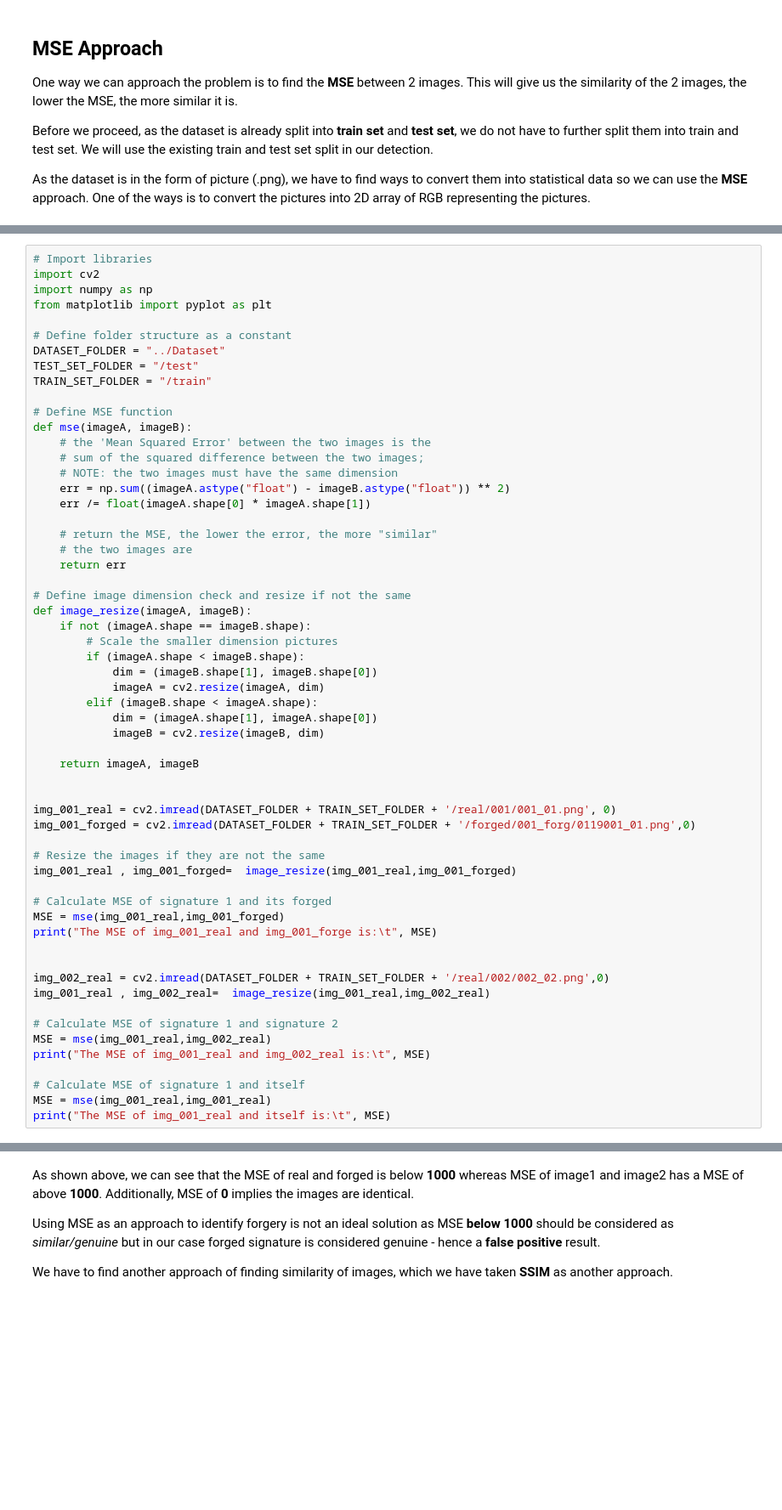
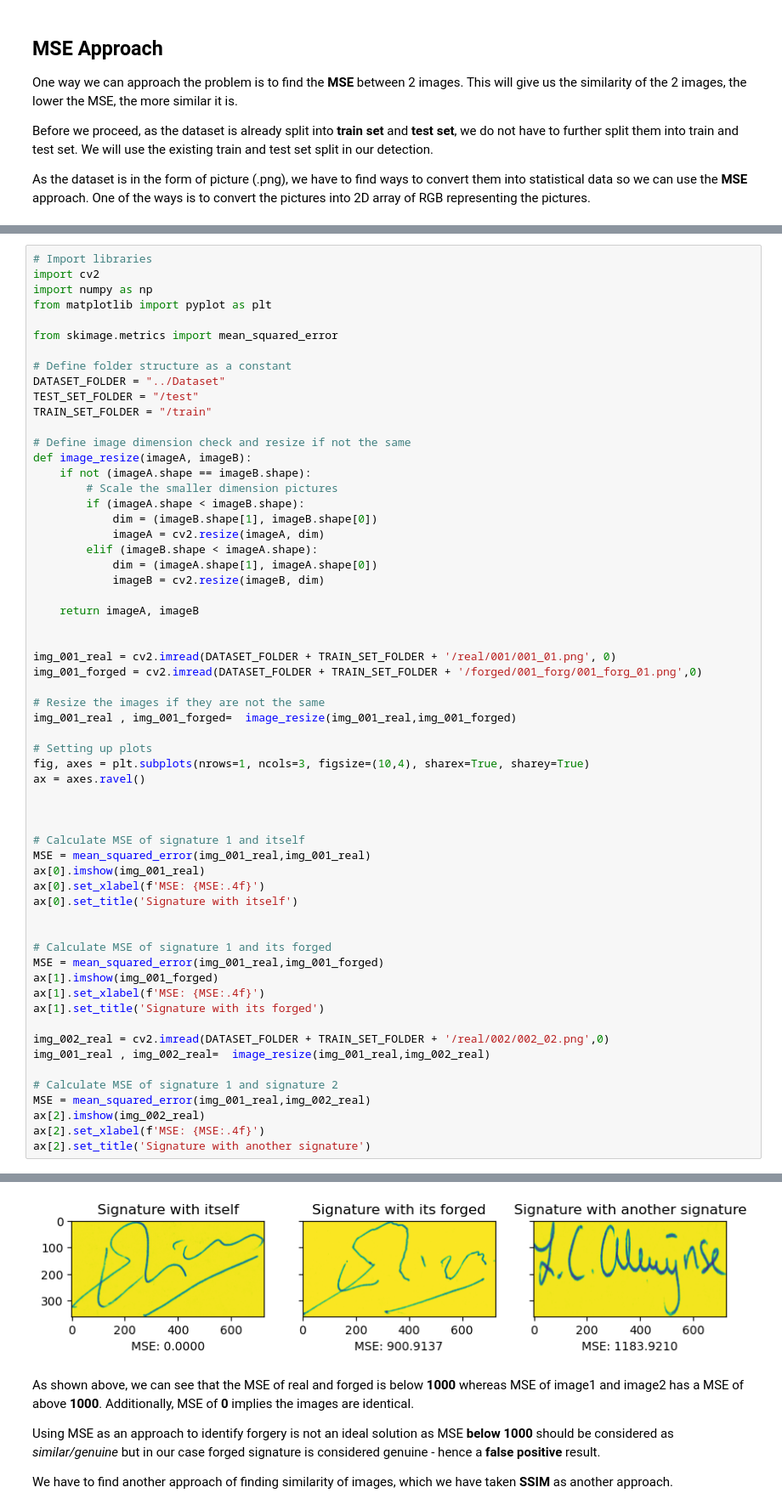
Before and after one commit to tyeejian/Signature-Forgery-Detection, a Jupyter notebook: Workbook/Assignment workbook.ipynb, the cells around one changed output, grey strips where cells are left out. Shown at 85% size. Saved outputs shown, nothing was run; the diff lists cells and outputs as text; blank space fills up the shorter version.

```diff
--- a/Workbook/Assignment workbook.ipynb
+++ b/Workbook/Assignment workbook.ipynb
@@ -22,22 +16,12 @@ import cv2
 import numpy as np
 from matplotlib import pyplot as plt
 
+from skimage.metrics import mean_squared_error
+
 # Define folder structure as a constant
 DATASET_FOLDER = "../Dataset"
 TEST_SET_FOLDER = "/test"
 TRAIN_SET_FOLDER = "/train"
-
-# Define MSE function
-def mse(imageA, imageB):
-    # the 'Mean Squared Error' between the two images is the
-    # sum of the squared difference between the two images;
-    # NOTE: the two images must have the same dimension
-    err = np.sum((imageA.astype("float") - imageB.astype("float")) ** 2)
-    err /= float(imageA.shape[0] * imageA.shape[1])
-
-    # return the MSE, the lower the error, the more "similar"
-    # the two images are
-    return err
 
 # Define image dimension check and resize if not the same
 def image_resize(imageA, imageB):
@@ -54,24 +38,36 @@ def image_resize(imageA, imageB):
 
 
 img_001_real = cv2.imread(DATASET_FOLDER + TRAIN_SET_FOLDER + '/real/001/001_01.png', 0)
-img_001_forged = cv2.imread(DATASET_FOLDER + TRAIN_SET_FOLDER + '/forged/001_forg/0119001_01.png',0)
+img_001_forged = cv2.imread(DATASET_FOLDER + TRAIN_SET_FOLDER + '/forged/001_forg/001_forg_01.png',0)
 
 # Resize the images if they are not the same
 img_001_real , img_001_forged=  image_resize(img_001_real,img_001_forged)
 
+# Setting up plots
+fig, axes = plt.subplots(nrows=1, ncols=3, figsize=(10,4), sharex=True, sharey=True)
+ax = axes.ravel()
+
+
+
+# Calculate MSE of signature 1 and itself
+MSE = mean_squared_error(img_001_real,img_001_real)
+ax[0].imshow(img_001_real)
+ax[0].set_xlabel(f'MSE: {MSE:.4f}')
+ax[0].set_title('Signature with itself')
+
+
 # Calculate MSE of signature 1 and its forged
-MSE = mse(img_001_real,img_001_forged)
-print("The MSE of img_001_real and img_001_forge is:\t", MSE)
-
+MSE = mean_squared_error(img_001_real,img_001_forged)
+ax[1].imshow(img_001_forged)
+ax[1].set_xlabel(f'MSE: {MSE:.4f}')
+ax[1].set_title('Signature with its forged')
 
 img_002_real = cv2.imread(DATASET_FOLDER + TRAIN_SET_FOLDER + '/real/002/002_02.png',0)
 img_001_real , img_002_real=  image_resize(img_001_real,img_002_real)
 
 # Calculate MSE of signature 1 and signature 2
-MSE = mse(img_001_real,img_002_real)
-print("The MSE of img_001_real and img_002_real is:\t", MSE)
-
-# Calculate MSE of signature 1 and itself
-MSE = mse(img_001_real,img_001_real)
-print("The MSE of img_001_real and itself is:\t", MSE)
+MSE = mean_squared_error(img_001_real,img_002_real)
+ax[2].imshow(img_002_real)
+ax[2].set_xlabel(f'MSE: {MSE:.4f}')
+ax[2].set_title('Signature with another signature')
 # %% [output]
@@ -81,3 +75,4 @@ The MSE of img_001_real and itself is:   0.0
+[figure, added]
 # %% [markdown]
 As shown above, we can see that the MSE of real and forged is below **1000** whereas MSE of image1 and image2 has a MSE of above **1000**. Additionally, MSE of **0** implies the images are identical.
 
```
Also changed, not shown: parts of 5 cells of this notebook, 1 other file.
